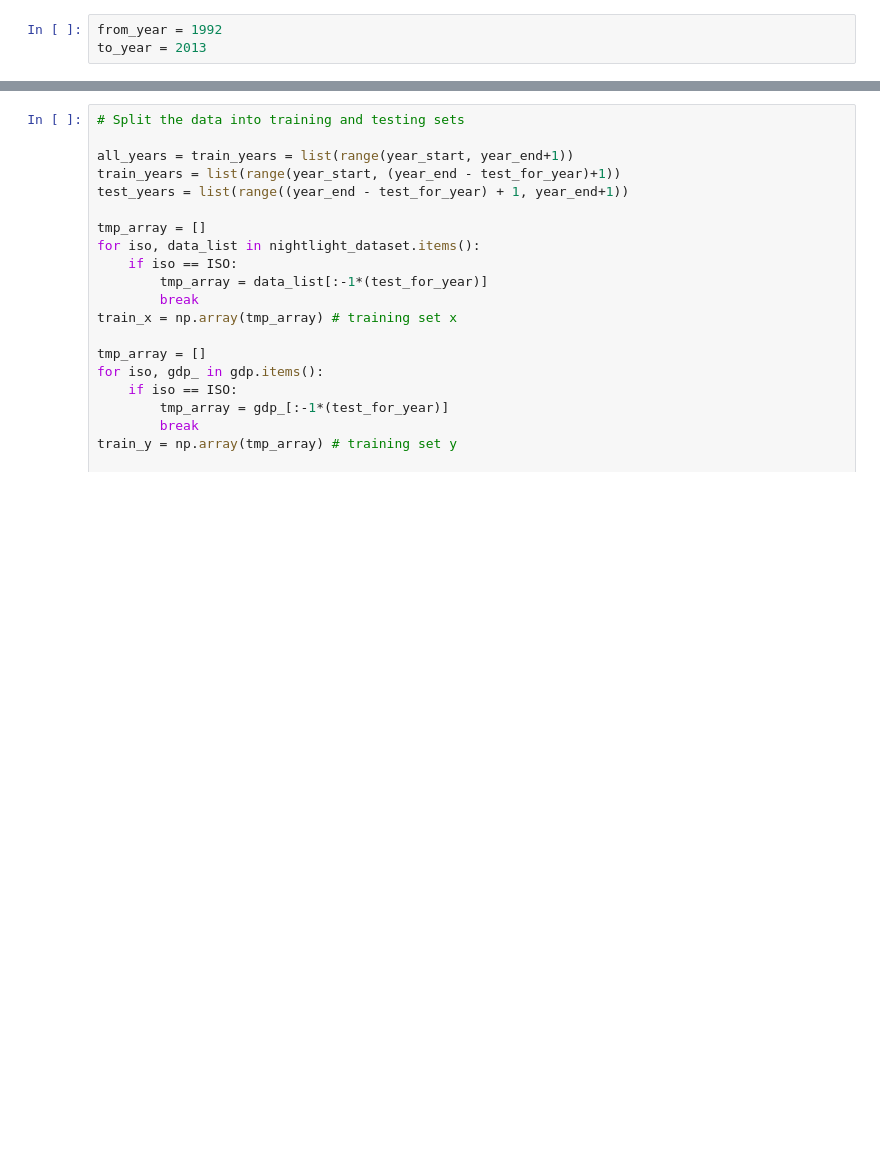
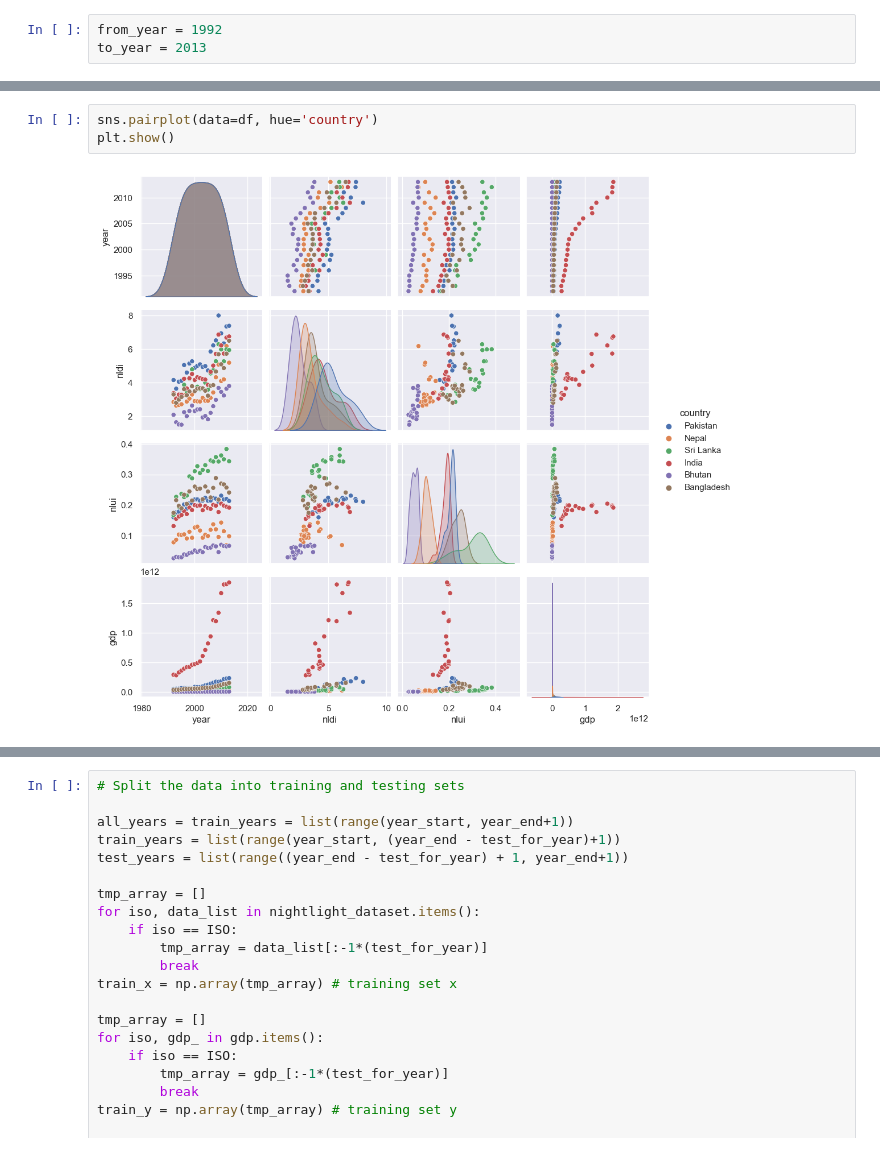
Before and after one commit to thiwaK/South-Asia-GDP-Project, a Jupyter notebook: C_Visualize.ipynb, the cells around one changed output, grey strips where cells are left out. Drawn from its saved outputs; the diff is of its cells as text; blank space fills up the shorter version.

```diff
--- a/C_Visualize.ipynb
+++ b/C_Visualize.ipynb
@@ -141,0 +223,5 @@ Country Bangladesh: gdp 31708874594.1645 149990451022.29 | nl 4.252737382016613
+# %%
+sns.pairplot(data=df, hue='country')
+plt.show()
+# %% [output]
+[figure, new version]
```
Also changed, not shown: parts of 19 cells of this notebook, 6 other files.
